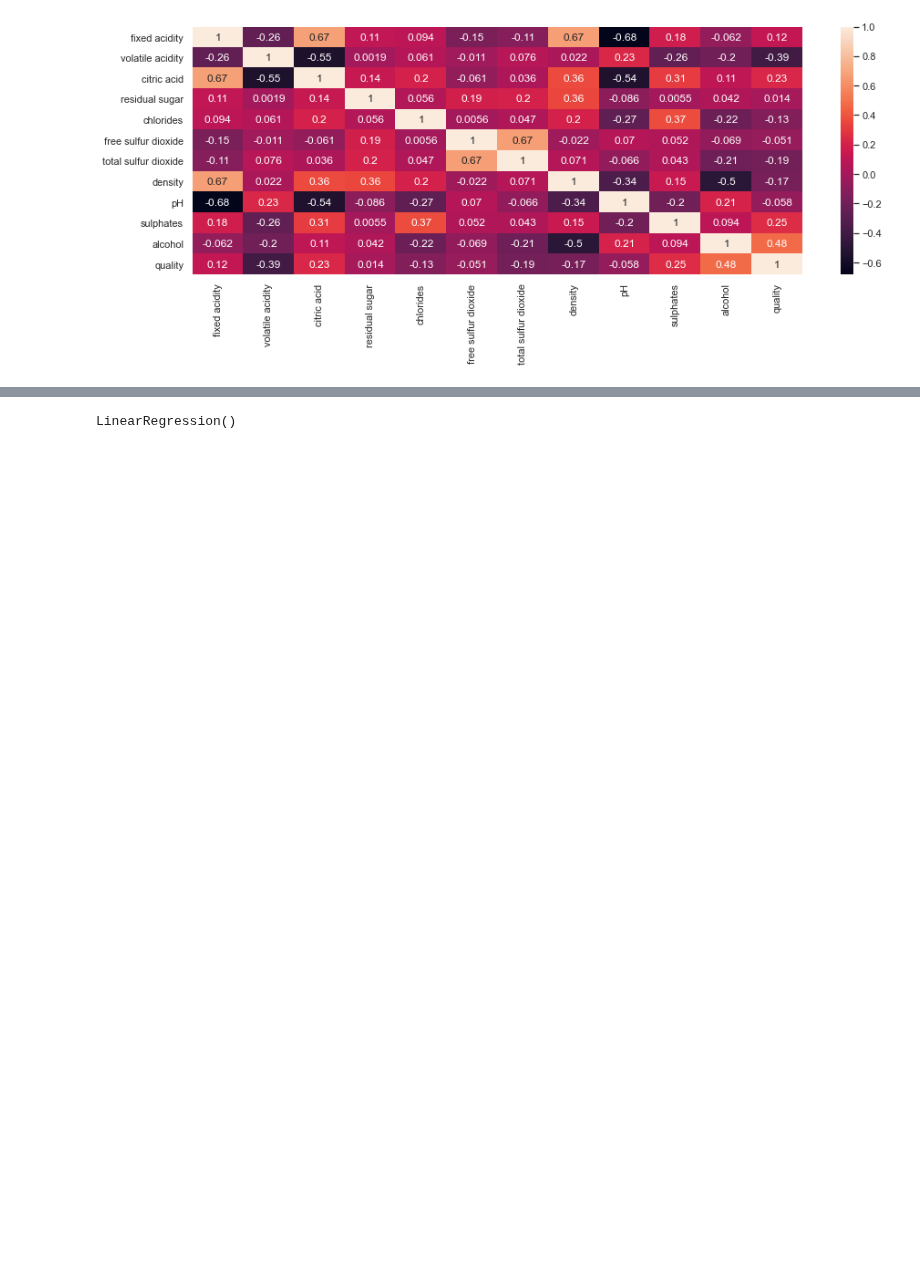
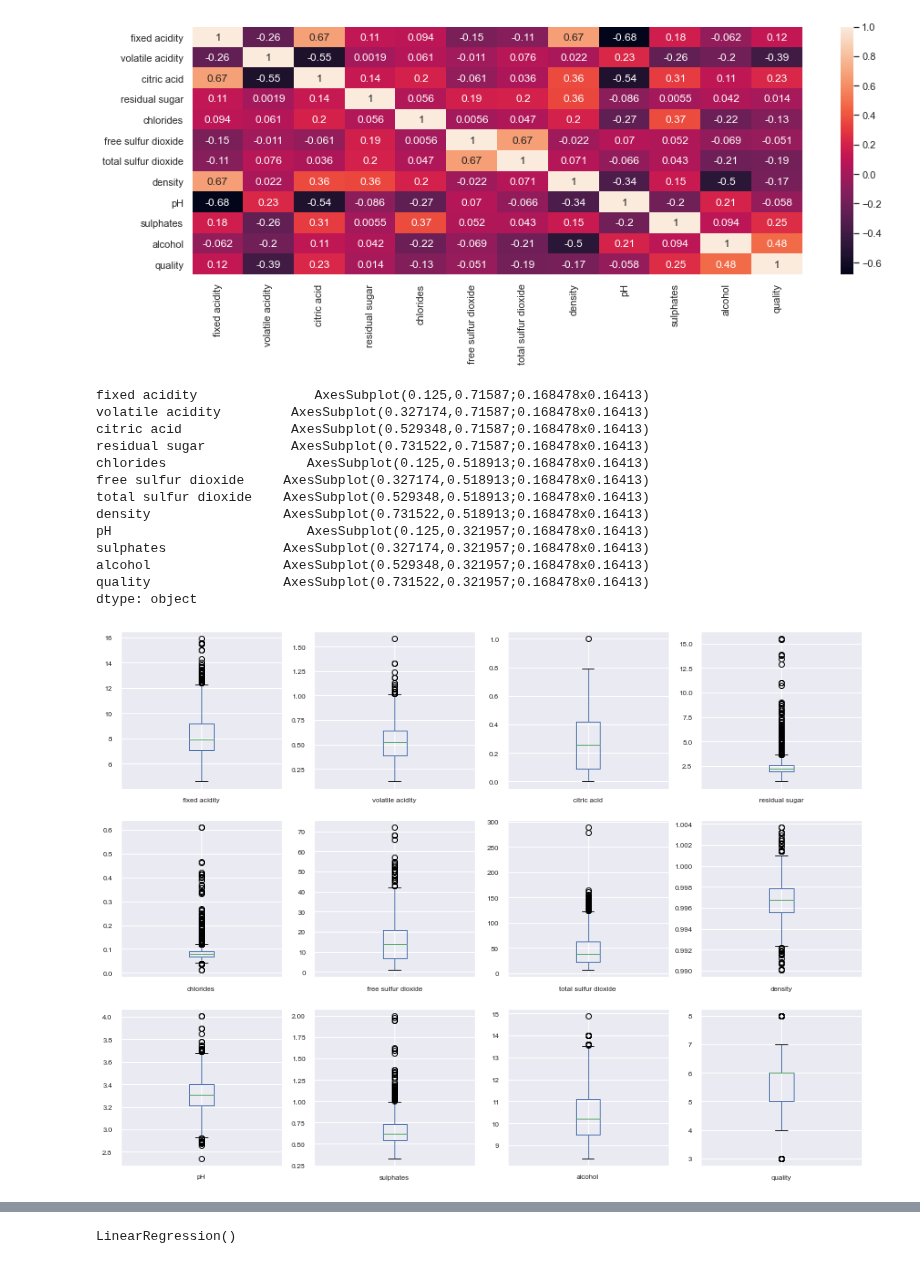
Before and after one commit to khoa2181/DataPreparation, a Jupyter notebook: Homework 7 - ML.ipynb, the cells around one changed output, grey strips where cells are left out. Drawn from its saved outputs; the diff is of its cells as text; code cells hidden in the pictures; blank space fills up the shorter version.

```diff
--- a/Homework 7 - ML.ipynb
+++ b/Homework 7 - ML.ipynb
@@ -45,3 +45,22 @@ sns.heatmap(wine.corr(),annot=True)
 # %% [output]
 <AxesSubplot:>
 [figure]
+# %%
+fig = plt.figure(figsize = (15,15))
+ax = fig.gca()
+wine.plot(kind='box', subplots=True, layout=(4,4), sharex=False, sharey=False, fontsize=8, ax=ax)
+# %% [output]
+fixed acidity               AxesSubplot(0.125,0.71587;0.168478x0.16413)
+volatile acidity         AxesSubplot(0.327174,0.71587;0.168478x0.16413)
+citric acid              AxesSubplot(0.529348,0.71587;0.168478x0.16413)
+residual sugar           AxesSubplot(0.731522,0.71587;0.168478x0.16413)
+chlorides                  AxesSubplot(0.125,0.518913;0.168478x0.16413)
+free sulfur dioxide     AxesSubplot(0.327174,0.518913;0.168478x0.16413)
+total sulfur dioxide    AxesSubplot(0.529348,0.518913;0.168478x0.16413)
+density                 AxesSubplot(0.731522,0.518913;0.168478x0.16413)
+pH                         AxesSubplot(0.125,0.321957;0.168478x0.16413)
+sulphates               AxesSubplot(0.327174,0.321957;0.168478x0.16413)
+alcohol                 AxesSubplot(0.529348,0.321957;0.168478x0.16413)
+quality                 AxesSubplot(0.731522,0.321957;0.168478x0.16413)
+dtype: object
+[figure, added]
```
Also changed, not shown: parts of 13 cells of this notebook.
